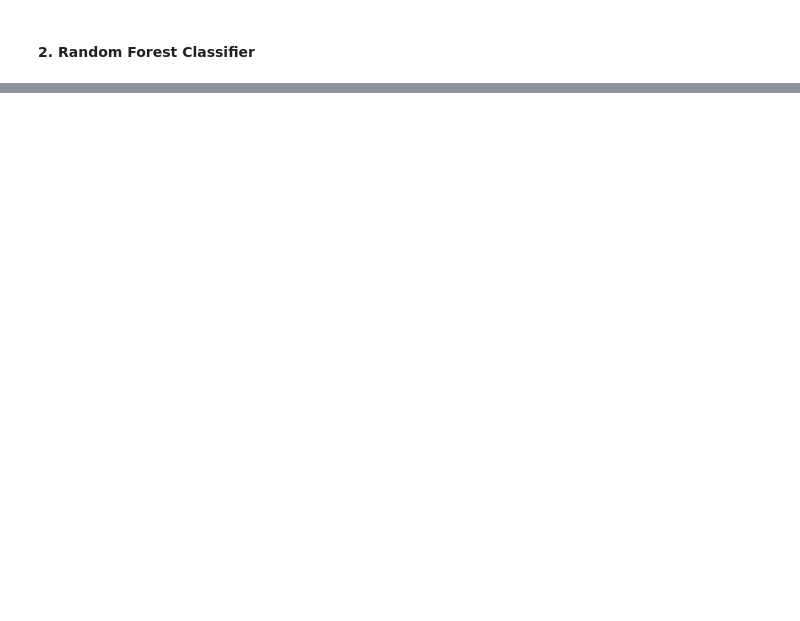
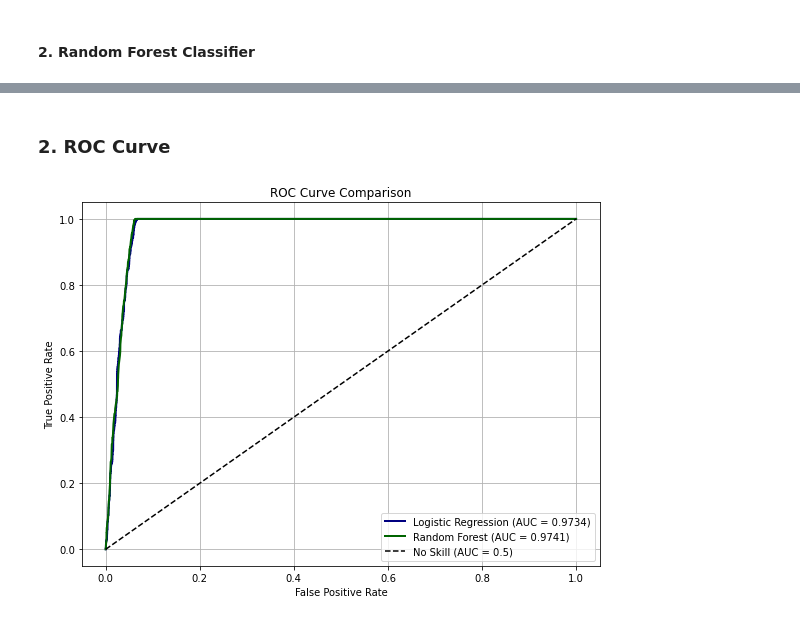
Before and after one commit to oomollo/Terry_Stops_Predictions, a Jupyter notebook: terry_stops_prediction.ipynb, the cells around one changed output, grey strips where cells are left out. Cells and saved outputs as stored; diff of their text form; code cells hidden in the pictures; blank space fills up the shorter version.

```diff
--- a/terry_stops_prediction.ipynb
+++ b/terry_stops_prediction.ipynb
@@ -484,0 +524,28 @@ plt.show()
+# %% [markdown]
+### 2. ROC Curve
+# %%
+
+# Compute ROC curve values
+fpr_lr, tpr_lr, _ = roc_curve(y_test, y_pred_proba_lr)  # Logistic Regression
+fpr_rf, tpr_rf, _ = roc_curve(y_test, y_pred_proba_rf)  # Random Forest
+
+# Compute AUCs
+auc_lr = roc_auc_score(y_test, y_pred_proba_lr)
+auc_rf = roc_auc_score(y_test, y_pred_proba_rf)
+
+# Plot both ROC curves
+plt.figure(figsize=(8, 6))
+plt.plot(fpr_lr, tpr_lr, label=f"Logistic Regression (AUC = {auc_lr:.4f})", color='navy', linewidth=2)
+plt.plot(fpr_rf, tpr_rf, label=f"Random Forest (AUC = {auc_rf:.4f})", color='darkgreen', linewidth=2)
+plt.plot([0, 1], [0, 1], 'k--', label='No Skill (AUC = 0.5)')  # Diagonal line
+
+# Chart formatting
+plt.xlabel("False Positive Rate")
+plt.ylabel("True Positive Rate")
+plt.title("ROC Curve Comparison")
+plt.legend(loc="lower right")
+plt.grid(True)
+plt.tight_layout()
+plt.show()
+# %% [output]
+[figure, added]
```
Also changed, not shown: parts of 24 cells of this notebook, 5 other files.
